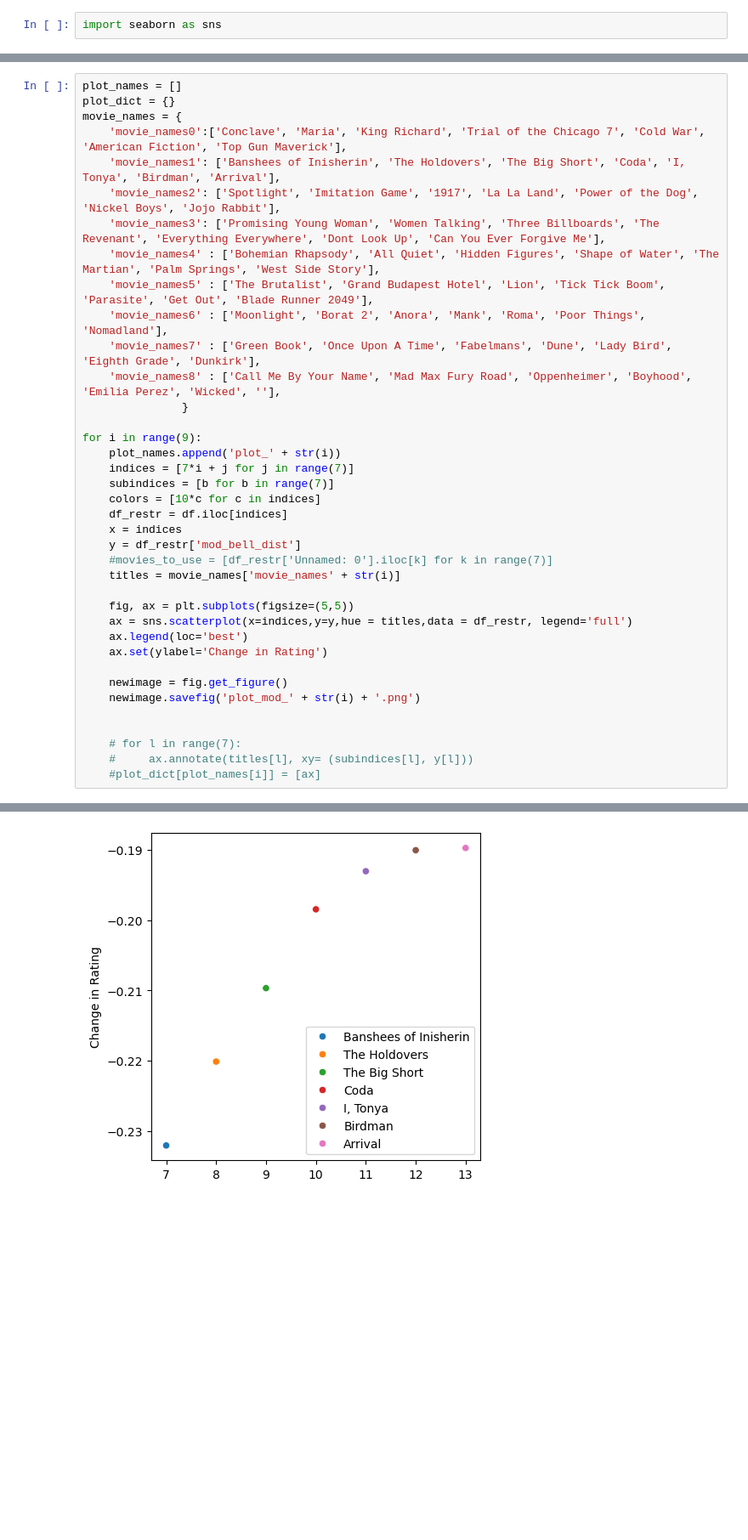
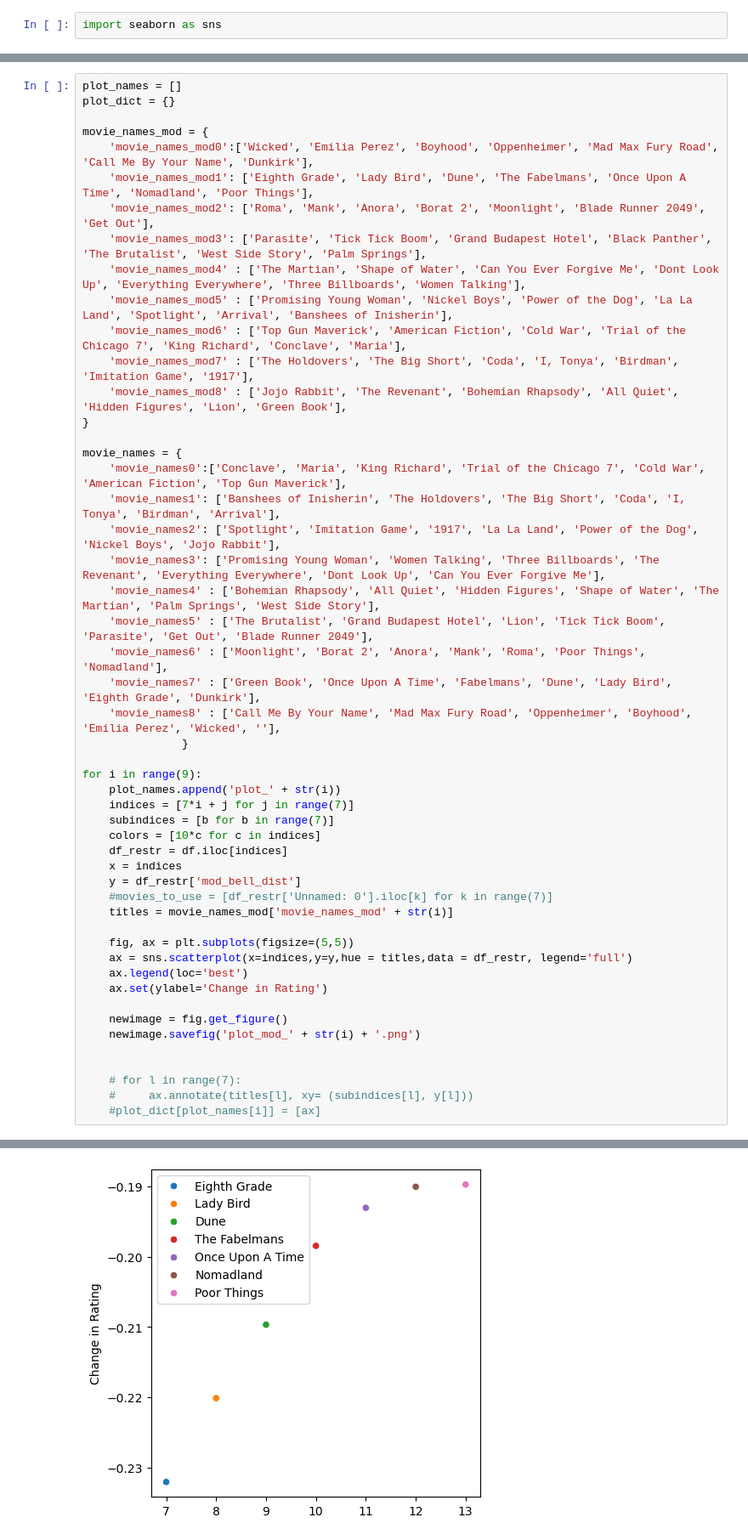
Before and after one commit to Erdos-Projects/fall-2025-predicting-movie-success, a Jupyter notebook: Pictures_Set_Up/Picture_Set_Up.ipynb, the cells around one changed output, grey strips where cells are left out. Shown: that part at 85% size. Drawn from its saved outputs; the diff is of its cells as text; blank space fills up the shorter version.

```diff
--- a/Pictures_Set_Up/Picture_Set_Up.ipynb
+++ b/Pictures_Set_Up/Picture_Set_Up.ipynb
@@ -74,6 +90,19 @@ import seaborn as sns
 # %%
 plot_names = []
 plot_dict = {}
+
+movie_names_mod = {
+    'movie_names_mod0':['Wicked', 'Emilia Perez', 'Boyhood', 'Oppenheimer', 'Mad Max Fury Road', 'Call Me By Your Name', 'Dunkirk'],
+    'movie_names_mod1': ['Eighth Grade', 'Lady Bird', 'Dune', 'The Fabelmans', 'Once Upon A Time', 'Nomadland', 'Poor Things'],
+    'movie_names_mod2': ['Roma', 'Mank', 'Anora', 'Borat 2', 'Moonlight', 'Blade Runner 2049', 'Get Out'],
+    'movie_names_mod3': ['Parasite', 'Tick Tick Boom', 'Grand Budapest Hotel', 'Black Panther', 'The Brutalist', 'West Side Story', 'Palm Springs'],
+    'movie_names_mod4' : ['The Martian', 'Shape of Water', 'Can You Ever Forgive Me', 'Dont Look Up', 'Everything Everywhere', 'Three Billboards', 'Women Talking'],
+    'movie_names_mod5' : ['Promising Young Woman', 'Nickel Boys', 'Power of the Dog', 'La La Land', 'Spotlight', 'Arrival', 'Banshees of Inisherin'],
+    'movie_names_mod6' : ['Top Gun Maverick', 'American Fiction', 'Cold War', 'Trial of the Chicago 7', 'King Richard', 'Conclave', 'Maria'],
+    'movie_names_mod7' : ['The Holdovers', 'The Big Short', 'Coda', 'I, Tonya', 'Birdman', 'Imitation Game', '1917'],
+    'movie_names_mod8' : ['Jojo Rabbit', 'The Revenant', 'Bohemian Rhapsody', 'All Quiet', 'Hidden Figures', 'Lion', 'Green Book'],
+}
+
 movie_names = {
     'movie_names0':['Conclave', 'Maria', 'King Richard', 'Trial of the Chicago 7', 'Cold War', 'American Fiction', 'Top Gun Maverick'],
     'movie_names1': ['Banshees of Inisherin', 'The Holdovers', 'The Big Short', 'Coda', 'I, Tonya', 'Birdman', 'Arrival'],
@@ -95,7 +124,7 @@ for i in range(9):
     x = indices
     y = df_restr['mod_bell_dist']
     #movies_to_use = [df_restr['Unnamed: 0'].iloc[k] for k in range(7)]
-    titles = movie_names['movie_names' + str(i)]
+    titles = movie_names_mod['movie_names_mod' + str(i)]
 
     fig, ax = plt.subplots(figsize=(5,5))
     ax = sns.scatterplot(x=indices,y=y,hue = titles,data = df_restr, legend='full')
@@ -114 +143 @@ for i in range(9):
-[figure, old version]
+[figure, new version]
```
Also changed, not shown: parts of 2 cells of this notebook, 9 other files.
